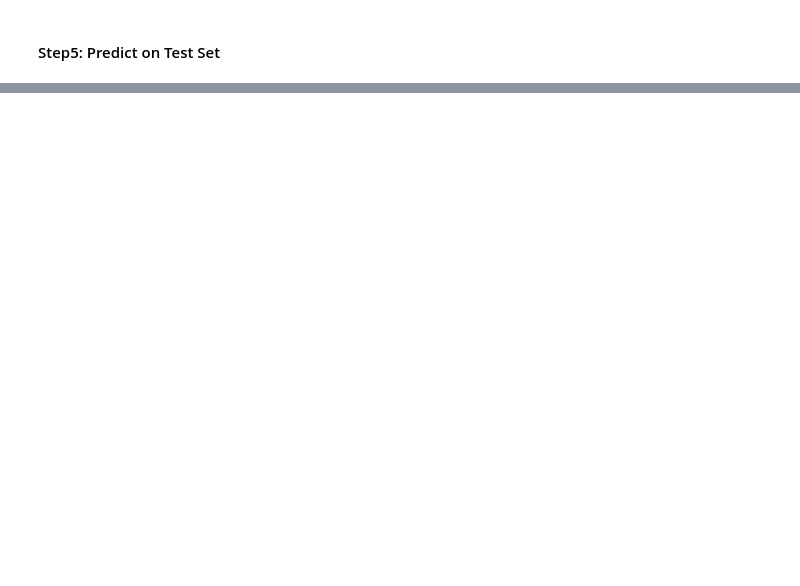
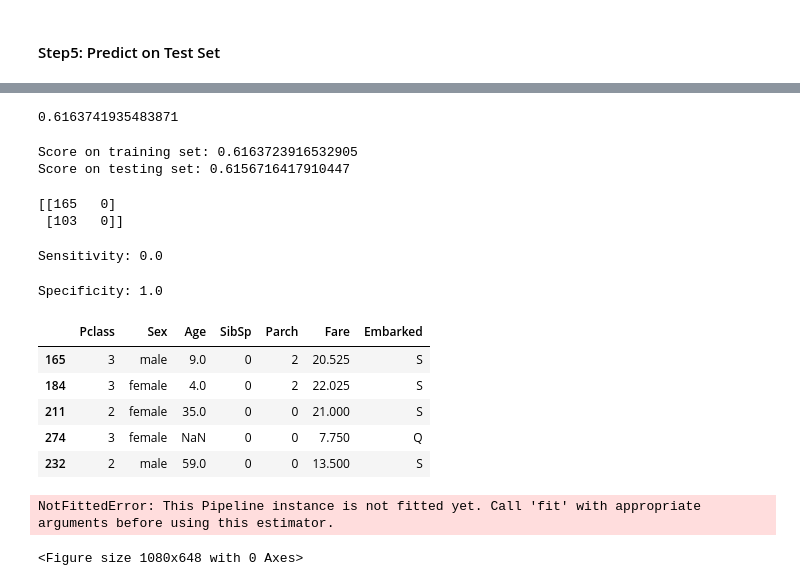
Before and after one commit to shandeep92/data_science, a Jupyter notebook: other_projects/miscellaneous/pipeline_practice.ipynb, the cells around one changed output, grey strips where cells are left out. Cells and saved outputs as stored; diff of their text form; code cells hidden in the pictures; blank space fills up the shorter version.

```diff
--- a/other_projects/miscellaneous/pipeline_practice.ipynb
+++ b/other_projects/miscellaneous/pipeline_practice.ipynb
@@ -208,0 +427,12 @@ F1-Score Score: 0.3694267515923567
+# %%
+# What was the cross-validated score of the above decision tree?
+grid.best_score_
+# %% [output]
+0.6163741935483871
+# %%
+# Evaluate model.
+print(f'Score on training set: {grid.score(X_train, y_train)}')
+print(f'Score on testing set: {grid.score(X_test, y_test)}')
+# %% [output]
+Score on training set: 0.6163723916532905
+Score on testing set: 0.6156716417910447
@@ -208,0 +444,50 @@ F1-Score Score: 0.3694267515923567
+# %%
+# Generate confusion matrix.
+tn, fp, fn, tp = confusion_matrix(y_test,
+                                  y_pred).ravel()
+
+print(confusion_matrix(y_test,
+                       y_pred))
+# %% [output]
+[[165   0]
+ [103   0]]
+# %%
+# Calculate sensitivity.
+
+sens = tp / (tp + fn)
+
+print(f'Sensitivity: {round(sens, 4)}')
+# %% [output]
+Sensitivity: 0.0
+# %%
+# Calculate specificity.
+
+spec = tn / (tn + fp)
+
+print(f'Specificity: {round(spec, 4)}')
+# %% [output]
+Specificity: 1.0
+# %%
+X_train.head()
+# %% [output]
+|  | Pclass | Sex | Age | SibSp | Parch | Fare | Embarked |
+| 165 | 3 | male | 9.0 | 0 | 2 | 20.525 | S |
+| 184 | 3 | female | 4.0 | 0 | 2 | 22.025 | S |
+| 211 | 2 | female | 35.0 | 0 | 0 | 21.000 | S |
+| 274 | 3 | female | NaN | 0 | 0 | 7.750 | Q |
+| 232 | 2 | male | 59.0 | 0 | 0 | 13.500 | S |
+# %%
+# Import plot_tree from sklearn.tree module.
+from sklearn.tree import plot_tree
+
+# Establish size of figure.
+plt.figure(figsize = (15, 9))
+
+# Plot our tree.
+plot_tree(grid.best_estimator_,
+          feature_names = X_train.columns,
+          class_names = ['Dead', 'Survived'],
+          filled = True);
+# %% [output]
+NotFittedError: This Pipeline instance is not fitted yet. Call 'fit' with appropriate arguments before using this estimator.
+<Figure size 1080x648 with 0 Axes>
```
Also changed, not shown: parts of 31 cells of this notebook, 1 other file.
